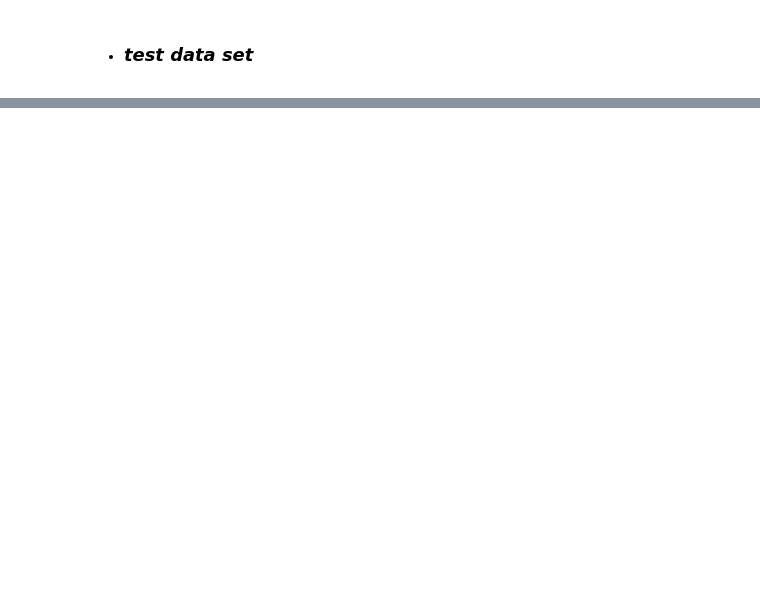
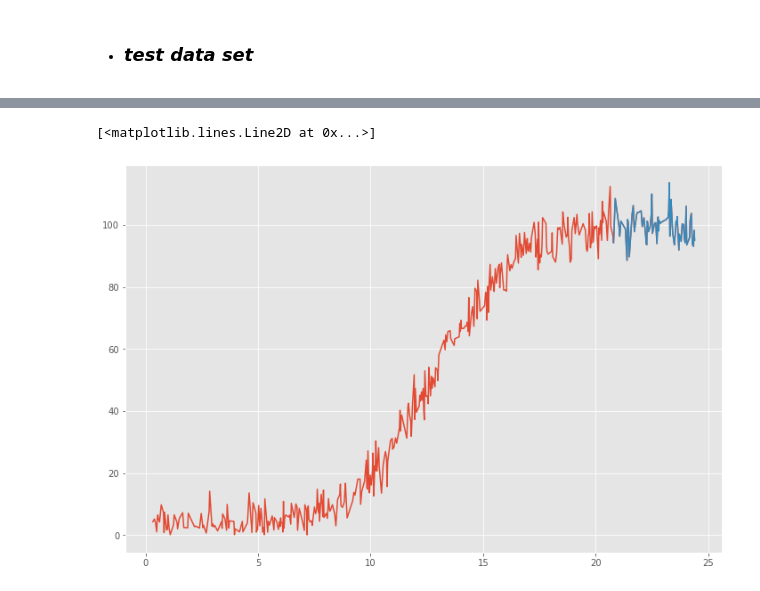
Before and after one commit to G00387867/Machine_Learning_Project, a Jupyter notebook: Machine_Learning_Project.ipynb, the cells around one changed output, grey strips where cells are left out. Drawn from its saved outputs; the diff is of its cells as text; code cells hidden in the pictures; blank space fills up the shorter version.

```diff
--- a/Machine_Learning_Project.ipynb
+++ b/Machine_Learning_Project.ipynb
@@ -126,0 +111,18 @@ history = model.fit(dataset, epochs=1)
+# %%
+# Create a neural network with 50 neurons
+model = kr.models.Sequential()
+
+model.add(kr.layers.Dense(100, input_shape = (1,), activation = "sigmoid", kernel_initializer = "glorot_uniform", bias_initializer = "glorot_uniform"))
+model.add(kr.layers.Dense(50, input_shape = (1,), activation = "sigmoid", kernel_initializer = "glorot_uniform", bias_initializer = "glorot_uniform"))
+# model.add(kr.layers.Dense(25, input_shape = (1,), activation = "sigmoid", kernel_initializer = "glorot_uniform", bias_initializer = "glorot_uniform"))
+# model.add(kr.layers.Dense(12, input_shape = (1,), activation = "sigmoid", kernel_initializer = "glorot_uniform", bias_initializer = "glorot_uniform"))
+# model.add(kr.layers.Dense(6, input_shape = (1,), activation = "sigmoid", kernel_initializer = "glorot_uniform", bias_initializer = "glorot_uniform"))
+# model.add(kr.layers.Dense(3, input_shape = (1,), activation = "sigmoid", kernel_initializer = "glorot_uniform", bias_initializer = "glorot_uniform"))
+# model.add(kr.layers.Dense(2, activation = "linear", kernel_initializer = "glorot_uniform", bias_initializer = "glorot_uniform"))
+model.add(kr.layers.Dense(1, activation = "linear", kernel_initializer = "glorot_uniform", bias_initializer = "glorot_uniform"))
+# Compile the model
+model.compile(kr.optimizers.Adam(lr=0.001), loss = "mean_squared_error")
+# model.compile("adam", loss = "mean_squared_error")
+# %%
+# Train the neural network on training data
+model.fit(x_train, y_train, epochs = 500, batch_size = 10)
@@ -126,0 +148,6 @@ history = model.fit(dataset, epochs=1)
+# %%
+plt.plot(x_train, y_train)
+plt.plot(x_test, y_test)
+# %% [output]
+[<matplotlib.lines.Line2D at 0x...>]
+[figure, added]
```
Also changed, not shown: parts of 9 cells of this notebook.
